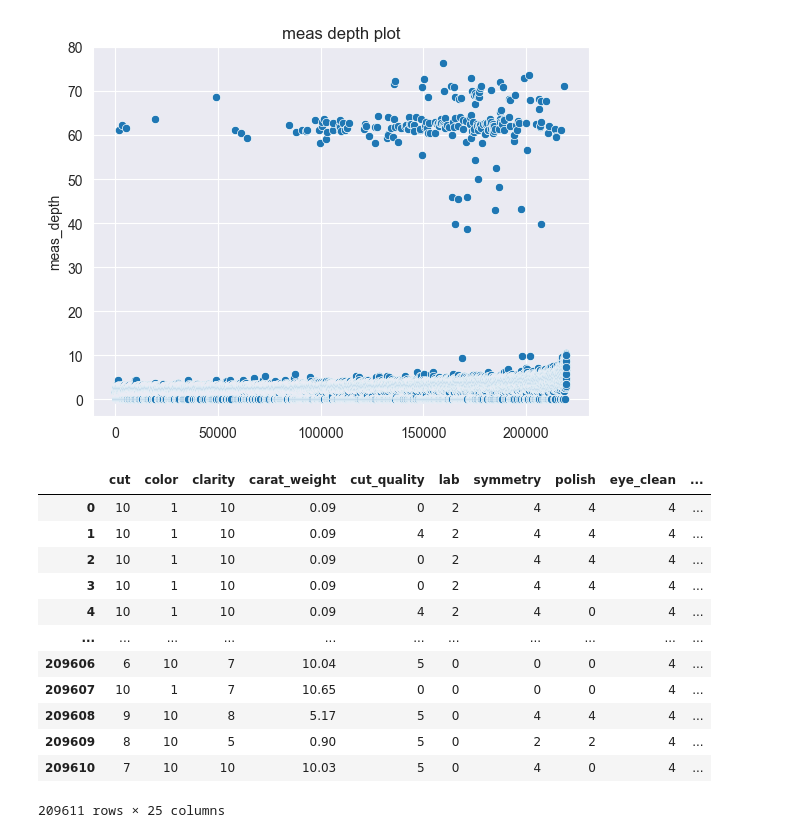
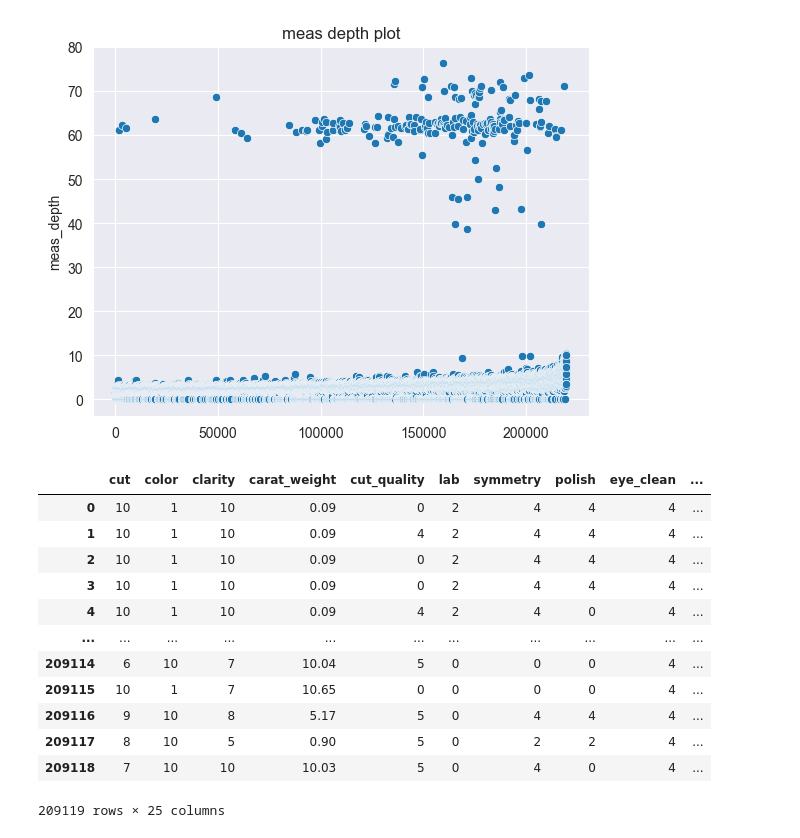
Before and after one commit to amith-vardhan99/udemy, a Jupyter notebook: Predicting Diamond Sales Price with Multiple Regression Methods/notebook.ipynb, the cells around one changed output. Saved outputs shown, nothing was run; the diff lists cells and outputs as text; code cells hidden in the pictures.

```diff
--- a/Predicting Diamond Sales Price with Multiple Regression Methods/notebook.ipynb
+++ b/Predicting Diamond Sales Price with Multiple Regression Methods/notebook.ipynb
@@ -133,30 +135,39 @@ for i in numeric_types_float:
 # %%
 cond_1 = df_3["depth_percent"] >= 40
 cond_2 = df_3["depth_percent"] < 85
 
 cond_3 = df_3["table_percent"] >= 50
 cond_4 = df_3["table_percent"] < 80
 
 cond_5 = df_3["meas_length"] < 30
 cond_6 = df_3["meas_width"] < 20
 
 cond_7 = df_3["meas_depth"] < 10
 
-cond = cond_1 & cond_2 & cond_3 & cond_4 & cond_5 & cond_6 & cond_7
+cond_8 = df_3["depth_percent"] != 0
+
+cond_9 = df_3["table_percent"] != 0
+
+cond_10 = df_3["meas_length"] != 0
+cond_11 = df_3["meas_width"] != 0
+
+cond_12 = df_3["meas_depth"] != 0
+
+cond = cond_1 & cond_2 & cond_3 & cond_4 & cond_5 & cond_6 & cond_7 & cond_8 & cond_9 & cond_10 & cond_11 & cond_12
 
 df_4 = df_3[cond].reset_index(drop=True)
 df_4
 # %% [output]
 |  | cut | color | clarity | carat_weight | cut_quality | lab | symmetry | polish | eye_clean | ... |
 | 0 | 10 | 1 | 10 | 0.09 | 0 | 2 | 4 | 4 | 4 | ... |
 | 1 | 10 | 1 | 10 | 0.09 | 4 | 2 | 4 | 4 | 4 | ... |
 | 2 | 10 | 1 | 10 | 0.09 | 0 | 2 | 4 | 4 | 4 | ... |
 | 3 | 10 | 1 | 10 | 0.09 | 0 | 2 | 4 | 4 | 4 | ... |
 | 4 | 10 | 1 | 10 | 0.09 | 4 | 2 | 4 | 0 | 4 | ... |
 | ... | ... | ... | ... | ... | ... | ... | ... | ... | ... | ... |
-| 209606 | 6 | 10 | 7 | 10.04 | 5 | 0 | 0 | 0 | 4 | ... |
-| 209607 | 10 | 1 | 7 | 10.65 | 0 | 0 | 0 | 0 | 4 | ... |
-| 209608 | 9 | 10 | 8 | 5.17 | 5 | 0 | 4 | 4 | 4 | ... |
-| 209609 | 8 | 10 | 5 | 0.90 | 5 | 0 | 2 | 2 | 4 | ... |
-| 209610 | 7 | 10 | 10 | 10.03 | 5 | 0 | 4 | 0 | 4 | ... |
+| 209114 | 6 | 10 | 7 | 10.04 | 5 | 0 | 0 | 0 | 4 | ... |
+| 209115 | 10 | 1 | 7 | 10.65 | 0 | 0 | 0 | 0 | 4 | ... |
+| 209116 | 9 | 10 | 8 | 5.17 | 5 | 0 | 4 | 4 | 4 | ... |
+| 209117 | 8 | 10 | 5 | 0.90 | 5 | 0 | 2 | 2 | 4 | ... |
+| 209118 | 7 | 10 | 10 | 10.03 | 5 | 0 | 4 | 0 | 4 | ... |
-209611 rows × 25 columns
+209119 rows × 25 columns
```
Also changed, not shown: parts of 8 cells of this notebook.
